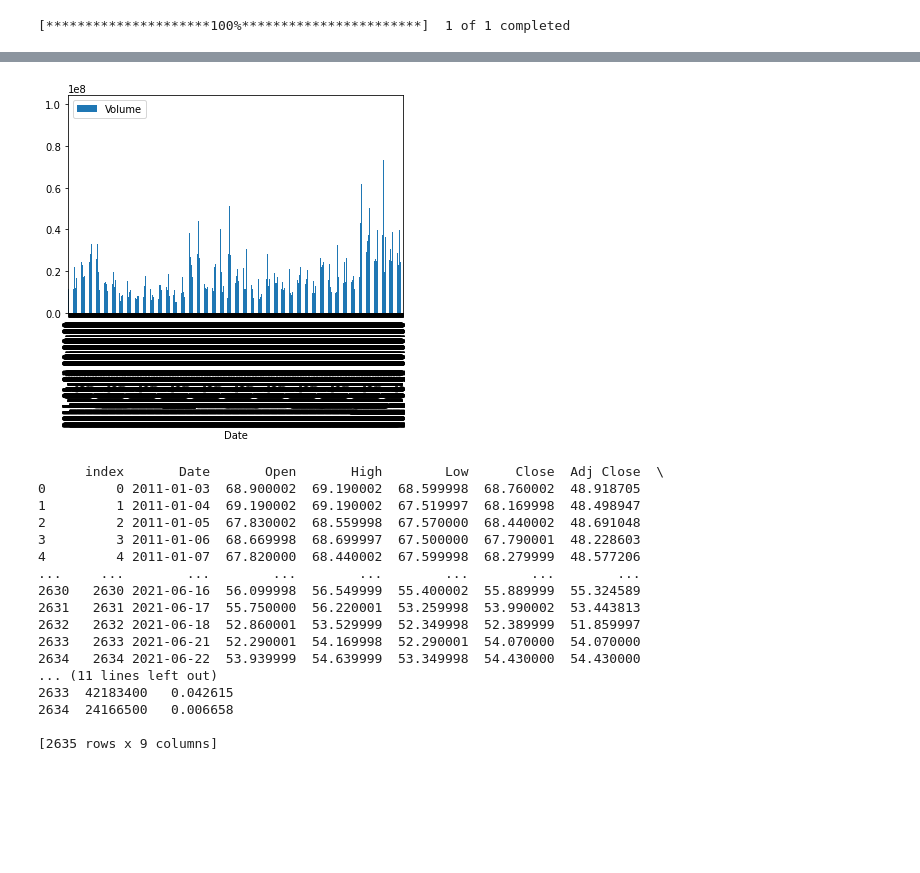
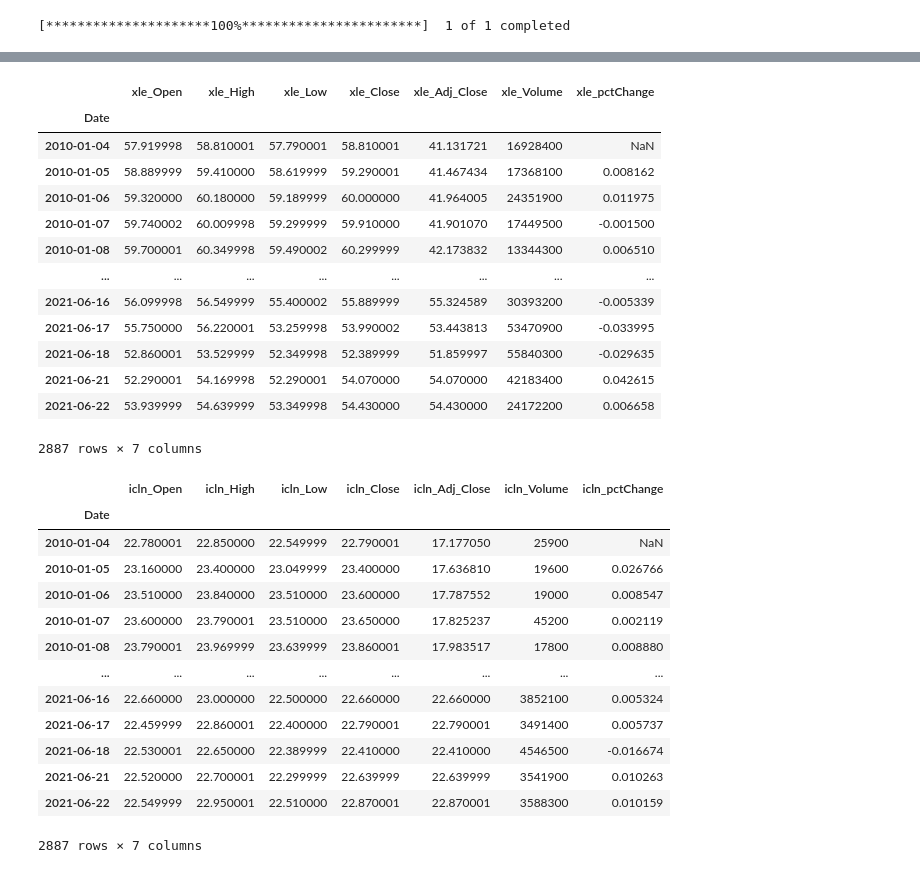
Before and after one commit to jvallikalam1/Project-3, a Jupyter notebook: Project 3.ipynb, the cells around one changed output, grey strips where cells are left out. Cells and saved outputs as stored; diff of their text form; code cells hidden in the pictures; blank space fills up the shorter version.

```diff
--- a/Project 3.ipynb
+++ b/Project 3.ipynb
@@ -31,7 +31,7 @@ print(xop)
 # %% [output]
 yfinance.Ticker object <XOP>
 # %%
-xle_df = yf.download("XLE", start="2011-01-01", end="2021-06-23")
+xle_df = yf.download("XLE", start="2010-01-01", end="2021-06-23")
 # %% [output]
 [*********************100%***********************]  1 of 1 completed
 # %%
@@ -76,27 +53,42 @@ print(xle_df)
-# %%
-xle_df.plot(x ='Date', y='Volume', kind = 'bar')
-plt.show()
-# %% [output]
-[figure, removed]
+# %%
+xle_df = xle_df.reset_index()
+xle_df["pctChange"]=xle_df["Adj Close"].pct_change()
+xle_df.columns=['Date','xle_Open','xle_High','xle_Low','xle_Close','xle_Adj_Close','xle_Volume','xle_pctChange']
+xle_df.set_index('Date', inplace=True)
+xle_df
+# %% [output]
+|  | xle_Open | xle_High | xle_Low | xle_Close | xle_Adj_Close | xle_Volume | xle_pctChange |
+| Date |  |  |  |  |  |  |  |
+| 2010-01-04 | 57.919998 | 58.810001 | 57.790001 | 58.810001 | 41.131721 | 16928400 | NaN |
+| 2010-01-05 | 58.889999 | 59.410000 | 58.619999 | 59.290001 | 41.467434 | 17368100 | 0.008162 |
+| 2010-01-06 | 59.320000 | 60.180000 | 59.189999 | 60.000000 | 41.964005 | 24351900 | 0.011975 |
+| 2010-01-07 | 59.740002 | 60.009998 | 59.299999 | 59.910000 | 41.901070 | 17449500 | -0.001500 |
+| 2010-01-08 | 59.700001 | 60.349998 | 59.490002 | 60.299999 | 42.173832 | 13344300 | 0.006510 |
+| ... | ... | ... | ... | ... | ... | ... | ... |
+| 2021-06-16 | 56.099998 | 56.549999 | 55.400002 | 55.889999 | 55.324589 | 30393200 | -0.005339 |
+| 2021-06-17 | 55.750000 | 56.220001 | 53.259998 | 53.990002 | 53.443813 | 53470900 | -0.033995 |
+| 2021-06-18 | 52.860001 | 53.529999 | 52.349998 | 52.389999 | 51.859997 | 55840300 | -0.029635 |
+| 2021-06-21 | 52.290001 | 54.169998 | 52.290001 | 54.070000 | 54.070000 | 42183400 | 0.042615 |
+| 2021-06-22 | 53.939999 | 54.639999 | 53.349998 | 54.430000 | 54.430000 | 24172200 | 0.006658 |
+2887 rows × 7 columns
 # %%
-icln_df = xle_df.reset_index()
+icln_df = icln_df.reset_index()
 icln_df["pctChange"]=icln_df["Adj Close"].pct_change()
-print(icln_df)
+icln_df.columns=['Date','icln_Open','icln_High','icln_Low','icln_Close','icln_Adj_Close','icln_Volume','icln_pctChange']
+icln_df.set_index('Date', inplace=True)
+icln_df
 # %% [output]
+|  | icln_Open | icln_High | icln_Low | icln_Close | icln_Adj_Close | icln_Volume | icln_pctChange |
+| Date |  |  |  |  |  |  |  |
+| 2010-01-04 | 22.780001 | 22.850000 | 22.549999 | 22.790001 | 17.177050 | 25900 | NaN |
+| 2010-01-05 | 23.160000 | 23.400000 | 23.049999 | 23.400000 | 17.636810 | 19600 | 0.026766 |
+| 2010-01-06 | 23.510000 | 23.840000 | 23.510000 | 23.600000 | 17.787552 | 19000 | 0.008547 |
+| 2010-01-07 | 23.600000 | 23.790001 | 23.510000 | 23.650000 | 17.825237 | 45200 | 0.002119 |
+| 2010-01-08 | 23.790001 | 23.969999 | 23.639999 | 23.860001 | 17.983517 | 17800 | 0.008880 |
+| ... | ... | ... | ... | ... | ... | ... | ... |
+| 2021-06-16 | 22.660000 | 23.000000 | 22.500000 | 22.660000 | 22.660000 | 3852100 | 0.005324 |
+| 2021-06-17 | 22.459999 | 22.860001 | 22.400000 | 22.790001 | 22.790001 | 3491400 | 0.005737 |
+| 2021-06-18 | 22.530001 | 22.650000 | 22.389999 | 22.410000 | 22.410000 | 4546500 | -0.016674 |
+| 2021-06-21 | 22.520000 | 22.700001 | 22.299999 | 22.639999 | 22.639999 | 3541900 | 0.010263 |
+| 2021-06-22 | 22.549999 | 22.950001 | 22.510000 | 22.870001 | 22.870001 | 3588300 | 0.010159 |
-      index       Date       Open       High        Low      Close  Adj Close  \
-0         0 2011-01-03  68.900002  69.190002  68.599998  68.760002  48.918705
-1         1 2011-01-04  69.190002  69.190002  67.519997  68.169998  48.498947
-2         2 2011-01-05  67.830002  68.559998  67.570000  68.440002  48.691048
-3         3 2011-01-06  68.669998  68.699997  67.500000  67.790001  48.228603
-4         4 2011-01-07  67.820000  68.440002  67.599998  68.279999  48.577206
-...     ...        ...        ...        ...        ...        ...        ...
-2630   2630 2021-06-16  56.099998  56.549999  55.400002  55.889999  55.324589
-2631   2631 2021-06-17  55.750000  56.220001  53.259998  53.990002  53.443813
-2632   2632 2021-06-18  52.860001  53.529999  52.349998  52.389999  51.859997
-2633   2633 2021-06-21  52.290001  54.169998  52.290001  54.070000  54.070000
-2634   2634 2021-06-22  53.939999  54.639999  53.349998  54.430000  54.430000
-... (11 lines left out)
-2633  42183400   0.042615
-2634  24166500   0.006658
-
-[2635 rows x 9 columns]
+2887 rows × 7 columns
```
Also changed, not shown: parts of 15 cells of this notebook.
